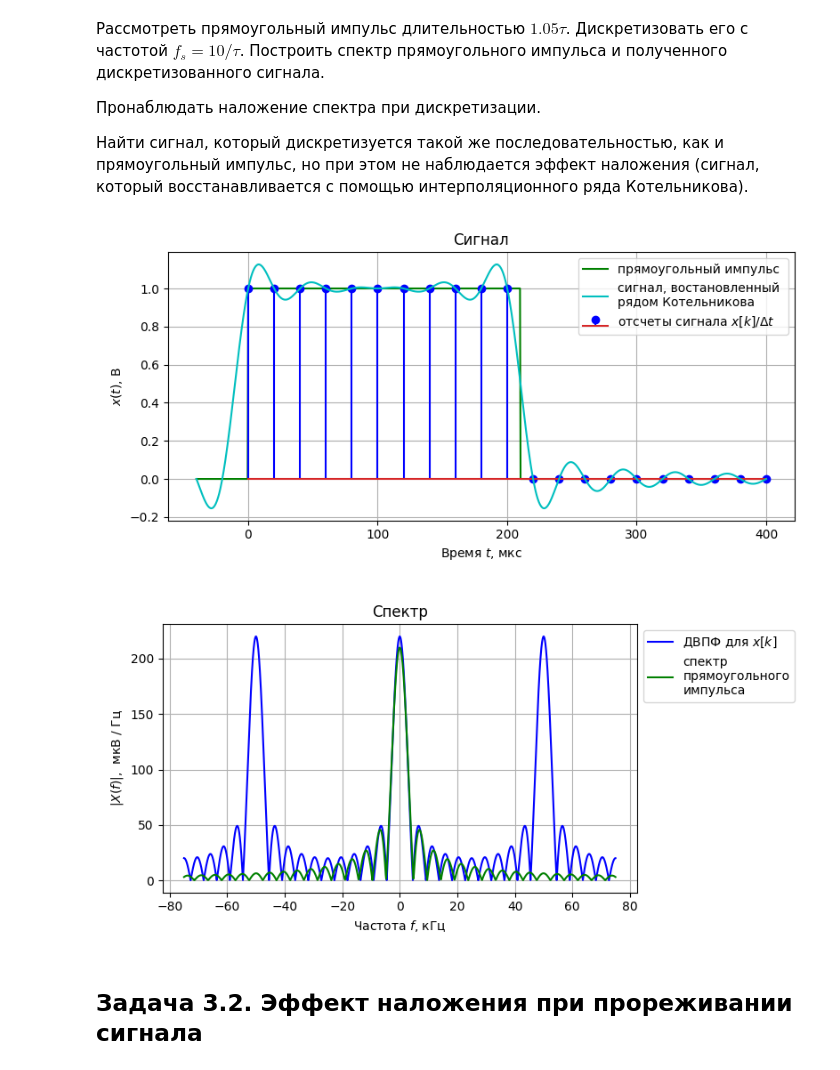
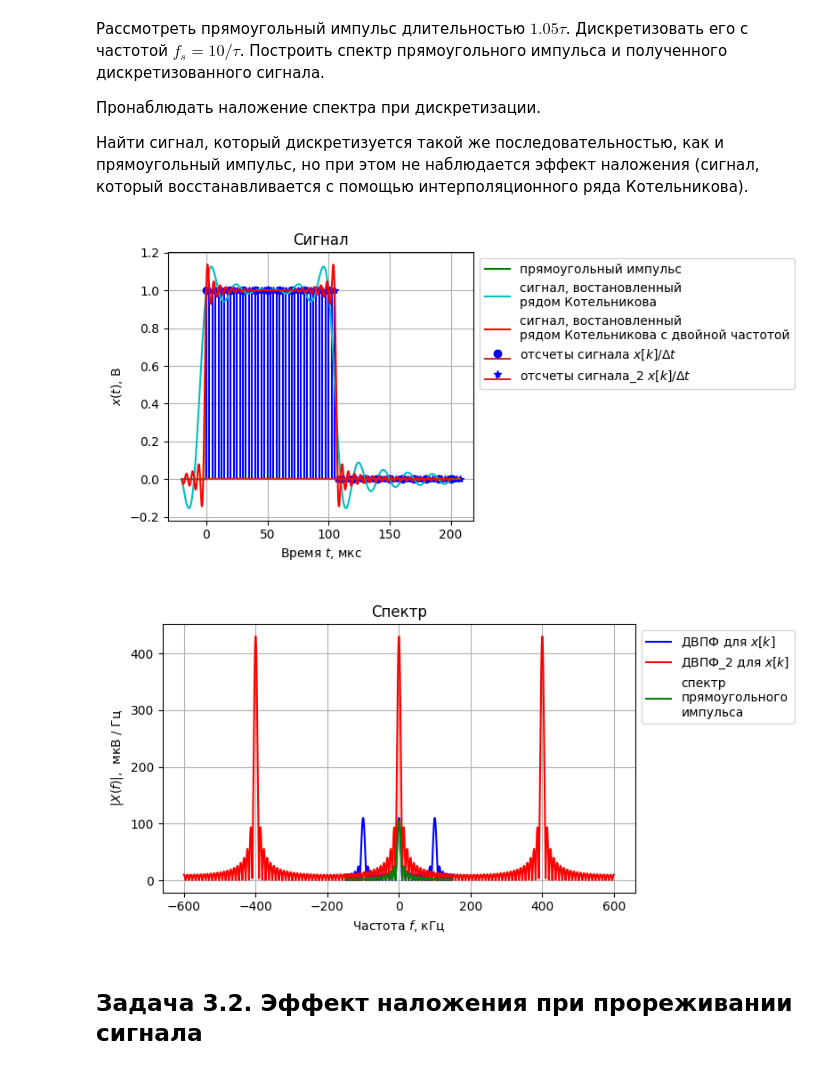
Before and after one commit to nik0zer/radio_phys, a Jupyter notebook: laba_1/Lab1_task.ipynb, the cells around one changed output. Cells and saved outputs as stored; diff of their text form; code cells hidden in the pictures.

```diff
--- a/laba_1/Lab1_task.ipynb
+++ b/laba_1/Lab1_task.ipynb
@@ -620,8 +620,9 @@ def DTFT_abs3(xk, fs, M=2048):
     res=abs(np.fft.fftshift(np.fft.fft(xk, M)))
     return fs*np.arange(-1.5, 1.5, 1/M), np.hstack((res, res, res))
 # %%
-tau=200*1e-6 #200 мкс
+tau=100*1e-6 #100 мкс
 fs=10/tau
+fs_2=40/tau
 
 f_band=np.linspace(-1.5*fs, 1.5*fs, 1000) # 1000 - число точек в диапазоне, в которых вычисляется X(f)
 
@@ -643,43 +644,55 @@ def sinc_phi(t, k, fs):
 def sinc_interp(t, xk):
     return sum([xk[k]*fs*sinc_phi(t, k, fs) for k in range(len(xk))])
 
+def sinc_interp_2(t, xk):
+    return sum([xk[k]*fs*sinc_phi(t, k, fs_2) for k in range(len(xk))])
+
 tk = np.arange(0, 2*tau+1.0/fs, 1.0/fs, dtype=float)
+tk_2 = np.arange(0, 2*tau+1.0/fs, 1.0/fs_2, dtype=float)
 xk = np.array([(1/fs)*boxcar(tk1, tau) for tk1 in tk])
+xk_2 = np.array([(1/fs)*boxcar(tk1, tau) for tk1 in tk_2])
 
 t_band=np.linspace(-0.2*tau, 2*tau, 1024)
 plt.figure(figsize=[8, 4])
 plt.plot(t_band*1e6, [boxcar(t, tau) for t in t_band], 'g', label='прямоугольный импульс')
-plt.stem(tk*1e6, xk*fs, linefmt='b', markerfmt='bo', label='отсчеты сигнала $x[k]/{\\Delta t}$')
+plt.stem(tk*1e6, xk*fs, linefmt='g', markerfmt='bo', label='отсчеты сигнала $x[k]/{\\Delta t}$')
+plt.stem(tk_2*1e6, xk_2*fs, linefmt='b', markerfmt='b*', label='отсчеты сигнала_2 $x[k]/{\\Delta t}$')
 
 
 
 plt.plot(t_band*1e6, np.array([sinc_interp(t, xk) for t in t_band]), 'c', label='сигнал, востановленный \nрядом Котельникова')
+
+
+plt.plot(t_band*1e6, np.array([sinc_interp_2(t, xk_2) for t in t_band]), 'r', label='сигнал, востановленный \nрядом Котельникова с двойной частотой')
 
 plt.title("Сигнал")
 plt.xlabel("Время $t$, мкс")
 plt.ylabel("$x(t)$, В")
 plt.grid()
 plt.legend(loc='best', bbox_to_anchor=(1, 1))
 plt.tight_layout()
 
 plt.figure(figsize=[8, 4])
 
 
 DFTF_plot=DTFT_abs3(xk, fs)
+DFTF_plot_2=DTFT_abs3(xk_2, fs_2)
 plt.plot(DFTF_plot[0]/1e3, DFTF_plot[1]*1e6, 'b', label='ДВПФ для $x[k]$')
+plt.plot(DFTF_plot_2[0]/1e3, DFTF_plot_2[1]*1e6, 'r', label='ДВПФ_2 для $x[k]$')
 
 plt.plot(f_band/1e3, fourier_transform(signal=boxcar, f_band=f_band, tau=tau, t1=-2*tau, t2=2*tau, res_type="abs")*1e6,
          'g', label='спектр\nпрямоугольного\nимпульса')
+
 
 plt.title("Спектр")
 plt.xlabel("Частота $f$, кГц")
 plt.ylabel("$|X(f)|$,  мкВ / Гц")
 plt.grid()
 plt.legend(loc='best', bbox_to_anchor=(1, 1))
 plt.tight_layout()
 # %% [output]
-[figure, old version]
+[figure, new version]
-[figure, old version]
+[figure, new version]
 # %% [markdown]
 ## Задача 3.2. Эффект наложения при прореживании сигнала
 # %% [markdown]
```
Also changed, not shown: parts of 1 cell of this notebook.
